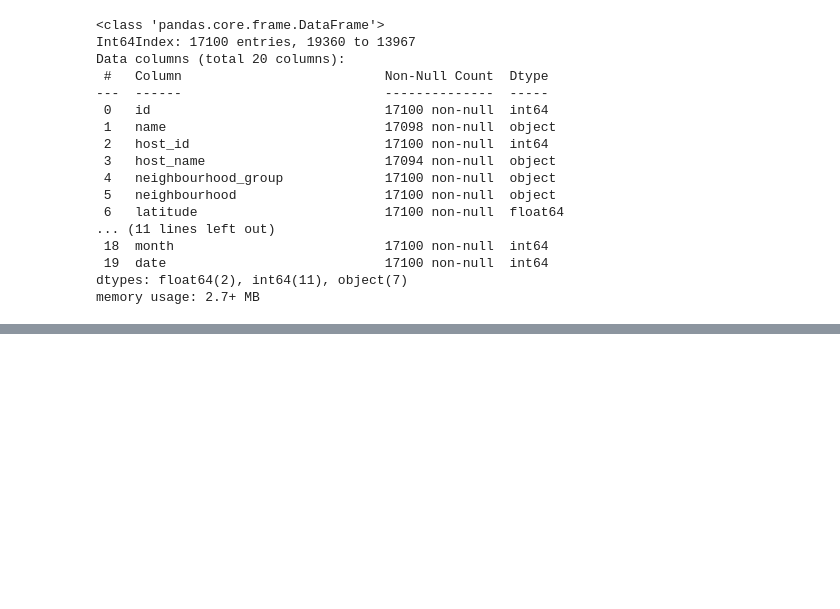
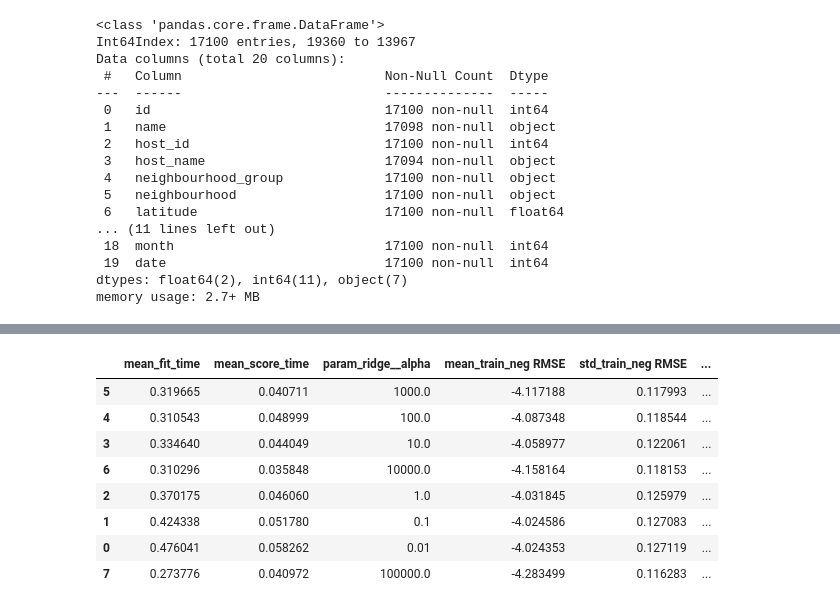
Before and after one commit to valli180/airbnb-popularity_regression, a Jupyter notebook: notebooks/model.ipynb, the cells around one changed output, grey strips where cells are left out. Saved outputs shown, nothing was run; the diff lists cells and outputs as text; code cells hidden in the pictures; blank space fills up the shorter version.

```diff
--- a/notebooks/model.ipynb
+++ b/notebooks/model.ipynb
@@ -278,3 +288,19 @@ def mean_std_cross_val_scores(model, X_train, y_train, **kwargs):
         out_col.append((f"%0.3f (+/- %0.3f)" % (mean_scores[i], std_scores[i])))
 
     return pd.Series(data=out_col, index=mean_scores.index)
+# %%
+from sklearn.metrics import make_scorer
+
+
+def mape(true, pred): # adapted from notes
+    return 100.0 * np.mean(np.abs((pred - true) / true))
+
+
+# make a scorer function that we can pass into cross-validation
+mape_scorer = make_scorer(mape, greater_is_better=False)
+
+scoring_metrics = {
+    "neg RMSE": "neg_root_mean_squared_error",
+    "r2": "r2",
+    "mape": mape_scorer,
+}
@@ -280,0 +359,15 @@ def mean_std_cross_val_scores(model, X_train, y_train, **kwargs):
+# %%
+param_grid = {'ridge__alpha': 10.0 ** np.arange(-2, 6, 1)}
+# %%
+pipe_lr = make_pipeline(column_transformer, Ridge())
+
+random_search = RandomizedSearchCV(
+    pipe_lr,
+    param_grid,
+    n_jobs=-1,
+    return_train_score=True,
+    scoring=scoring_metrics,
+    refit='r2'
+)
+# %%
+random_search.fit(X_train, y_train)
@@ -280,0 +392,23 @@ def mean_std_cross_val_scores(model, X_train, y_train, **kwargs):
+# %%
+pd.DataFrame(random_search.cv_results_)[[
+        "mean_fit_time",
+        "mean_score_time",
+        "param_ridge__alpha",
+        "mean_train_neg RMSE",
+        "std_train_neg RMSE",
+        "mean_test_mape",
+        "mean_train_mape",
+        "mean_test_r2",
+        "mean_train_r2"
+    ]
+].sort_values(by='mean_test_r2', ascending=False)
+# %% [output]
+|  | mean_fit_time | mean_score_time | param_ridge__alpha | mean_train_neg RMSE | std_train_neg RMSE | ... |
+| 5 | 0.319665 | 0.040711 | 1000.0 | -4.117188 | 0.117993 | ... |
+| 4 | 0.310543 | 0.048999 | 100.0 | -4.087348 | 0.118544 | ... |
+| 3 | 0.334640 | 0.044049 | 10.0 | -4.058977 | 0.122061 | ... |
+| 6 | 0.310296 | 0.035848 | 10000.0 | -4.158164 | 0.118153 | ... |
+| 2 | 0.370175 | 0.046060 | 1.0 | -4.031845 | 0.125979 | ... |
+| 1 | 0.424338 | 0.051780 | 0.1 | -4.024586 | 0.127083 | ... |
+| 0 | 0.476041 | 0.058262 | 0.01 | -4.024353 | 0.127119 | ... |
+| 7 | 0.273776 | 0.040972 | 100000.0 | -4.283499 | 0.116283 | ... |
```
Also changed, not shown: parts of 16 cells of this notebook.
